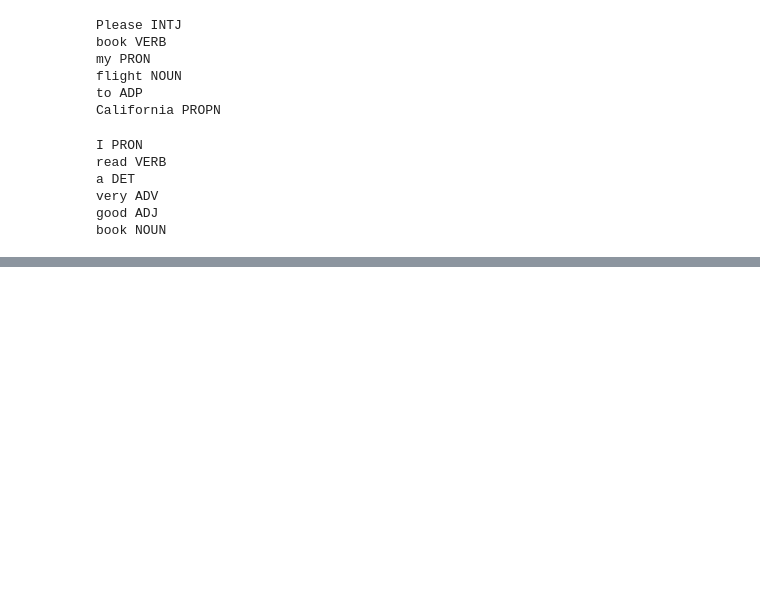
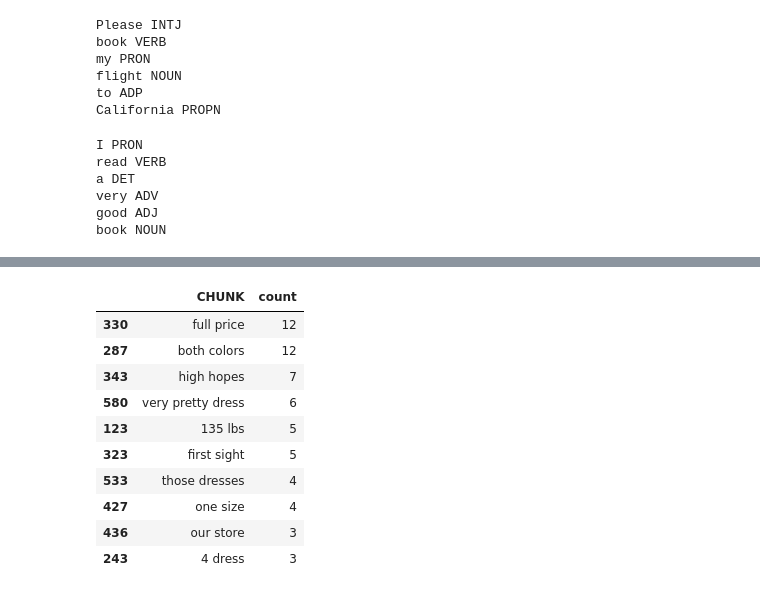
Before and after one commit to broepke/POS, a Jupyter notebook: pos.ipynb, the cells around one changed output, grey strips where cells are left out. Drawn from its saved outputs; the diff is of its cells as text; code cells hidden in the pictures; blank space fills up the shorter version.

```diff
--- a/pos.ipynb
+++ b/pos.ipynb
@@ -197,0 +245,30 @@ df_adj.groupby('Word')['Word'].count().reset_index(name='count').\
+# %%
+# As opposed to removing stop words, we can filter out rows in the dataframe
+# that have the stop words.  This is a better way for noun phrases since we won't lose
+# the context of the phrases during our prior extraction.
+filter = (df_np['CHUNK'].str.contains('this')) | \
+         (df_np['CHUNK'].str.contains('the')) | \
+         (df_np['CHUNK'].str.contains('that')) | \
+         (df_np['CHUNK'].str.contains('my')) | \
+         (df_np['CHUNK'].str.contains('a')) | \
+         (df_np['CHUNK'].str.len() < 6)
+df_np = df_np[-filter]
+# %%
+# Filter for words with spaces, so that we get only phrases with more than one word.
+filter = (df_np['CHUNK'].str.contains(' '))
+df_np = df_np[filter]
+# %%
+df_np.groupby('CHUNK')['CHUNK'].count().\
+    reset_index(name='count').sort_values(['count'],ascending=False).head(10)
+# %% [output]
+|  | CHUNK | count |
+| 330 | full price | 12 |
+| 287 | both colors | 12 |
+| 343 | high hopes | 7 |
+| 580 | very pretty dress | 6 |
+| 123 | 135 lbs | 5 |
+| 323 | first sight | 5 |
+| 533 | those dresses | 4 |
+| 427 | one size | 4 |
+| 436 | our store | 3 |
+| 243 | 4 dress | 3 |
```
Also changed, not shown: parts of 32 cells of this notebook.
